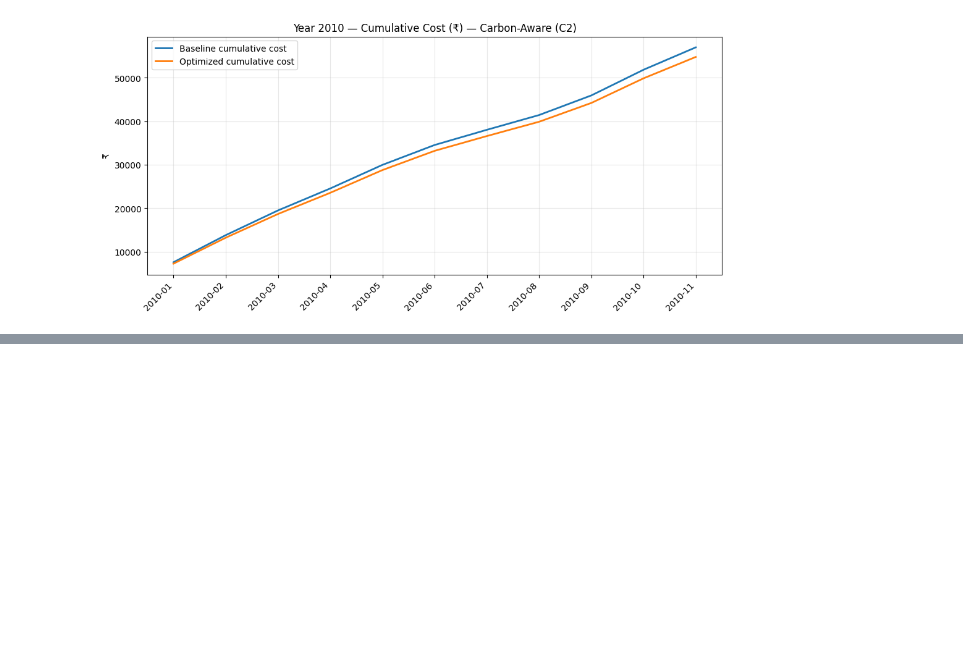
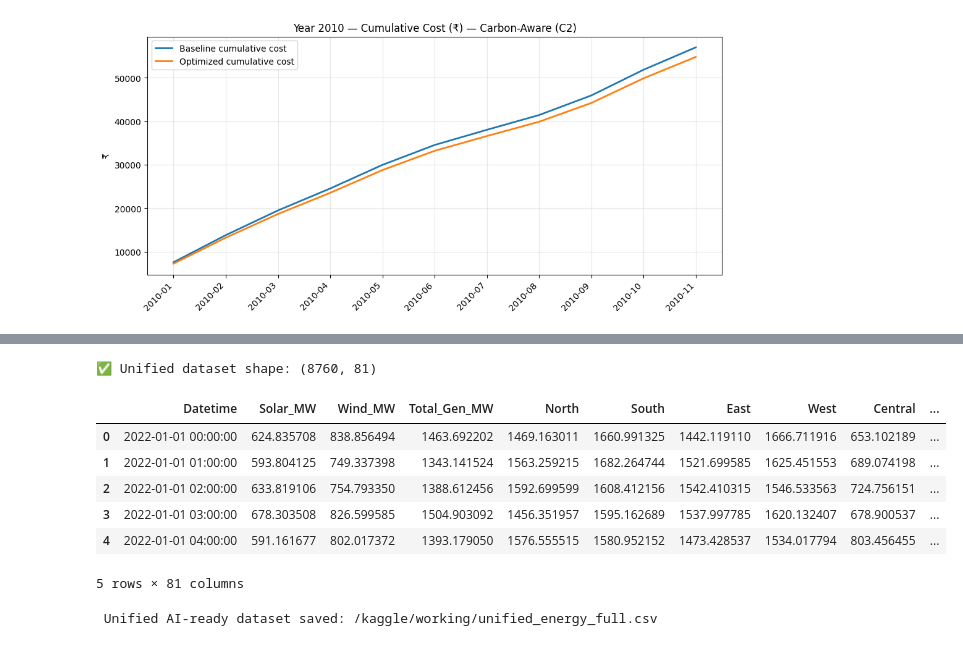
Before and after one commit to yashraj2310/Smart-energy-Forecast, a Jupyter notebook: smart-energy-forecasting-and-optimisation.ipynb, the cells around one changed output, grey strips where cells are left out. Drawn from its saved outputs; the diff is of its cells as text; code cells hidden in the pictures; blank space fills up the shorter version.

```diff
--- a/smart-energy-forecasting-and-optimisation.ipynb
+++ b/smart-energy-forecasting-and-optimisation.ipynb
@@ -2078,0 +2280,22 @@ joblib.dump(xgb_model, "/kaggle/working/xgb_forecast_model.pkl")
+# %%
+import pandas as pd
+import numpy as np
+
+# Ensure Datetime column is consistent
+renew_df["Datetime"] = pd.to_datetime(renew_df["Datetime"], errors="coerce")
+renew_df = renew_df.dropna(subset=["Datetime"])
+
+# Keep useful columns (if not already done)
+renew_cols = [c for c in renew_df.columns if any(k in c.lower() for k in [
+    "solar", "wind", "temp", "irradiance", "generation", "state", "datetime"
+])]
+renew_df = renew_df[renew_cols]
+
+# Aggregate generation by datetime (sum over states)
+renew_agg = renew_df.groupby("Datetime").agg({
+    col: "mean" if "temp" in col.lower() else "sum"
+    for col in renew_df.columns if col not in ["State", "Datetime"]
+}).reset_index()
+
+print("✅ Renewable dataset aggregated shape:", renew_agg.shape)
+renew_agg.head()
@@ -2078,0 +2310,27 @@ joblib.dump(xgb_model, "/kaggle/working/xgb_forecast_model.pkl")
+# %%
+# Convert Datetime in both to datetime64
+merged["Datetime"] = pd.to_datetime(merged["Datetime"])
+renew_agg["Datetime"] = pd.to_datetime(renew_agg["Datetime"])
+
+# Resample renewable data to hourly (fill gaps smoothly)
+renew_agg = renew_agg.set_index("Datetime").resample("H").interpolate("linear").reset_index()
+
+# Merge on datetime
+final_df = pd.merge_asof(
+    merged.sort_values("Datetime"),
+    renew_agg.sort_values("Datetime"),
+    on="Datetime",
+    direction="nearest"
+)
+
+print("✅ Unified dataset shape:", final_df.shape)
+final_df.head()
+# %% [output]
+✅ Unified dataset shape: (8760, 81)
+|  | Datetime | Solar_MW | Wind_MW | Total_Gen_MW | North | South | East | West | Central | ... |
+| 0 | 2022-01-01 00:00:00 | 624.835708 | 838.856494 | 1463.692202 | 1469.163011 | 1660.991325 | 1442.119110 | 1666.711916 | 653.102189 | ... |
+| 1 | 2022-01-01 01:00:00 | 593.804125 | 749.337398 | 1343.141524 | 1563.259215 | 1682.264744 | 1521.699585 | 1625.451553 | 689.074198 | ... |
+| 2 | 2022-01-01 02:00:00 | 633.819106 | 754.793350 | 1388.612456 | 1592.699599 | 1608.412156 | 1542.410315 | 1546.533563 | 724.756151 | ... |
+| 3 | 2022-01-01 03:00:00 | 678.303508 | 826.599585 | 1504.903092 | 1456.351957 | 1595.162689 | 1537.997785 | 1620.132407 | 678.900537 | ... |
+| 4 | 2022-01-01 04:00:00 | 591.161677 | 802.017372 | 1393.179050 | 1576.555515 | 1580.952152 | 1473.428537 | 1534.017794 | 803.456455 | ... |
+5 rows × 81 columns
@@ -2078,0 +2365,5 @@ joblib.dump(xgb_model, "/kaggle/working/xgb_forecast_model.pkl")
+# %%
+final_df.to_csv("/kaggle/working/unified_energy_full.csv", index=False)
+print(" Unified AI-ready dataset saved: /kaggle/working/unified_energy_full.csv")
+# %% [output]
+ Unified AI-ready dataset saved: /kaggle/working/unified_energy_full.csv
```
Also changed, not shown: parts of 20 cells of this notebook.
